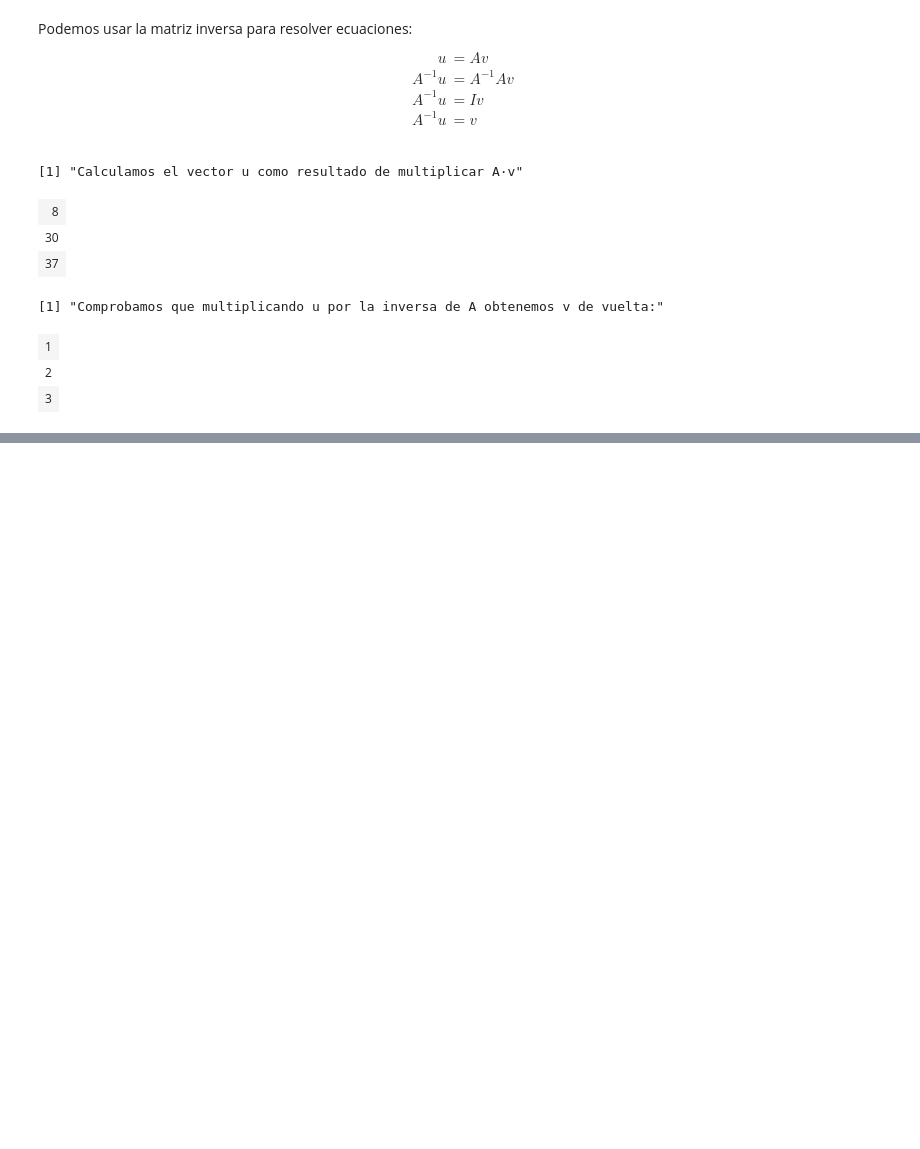
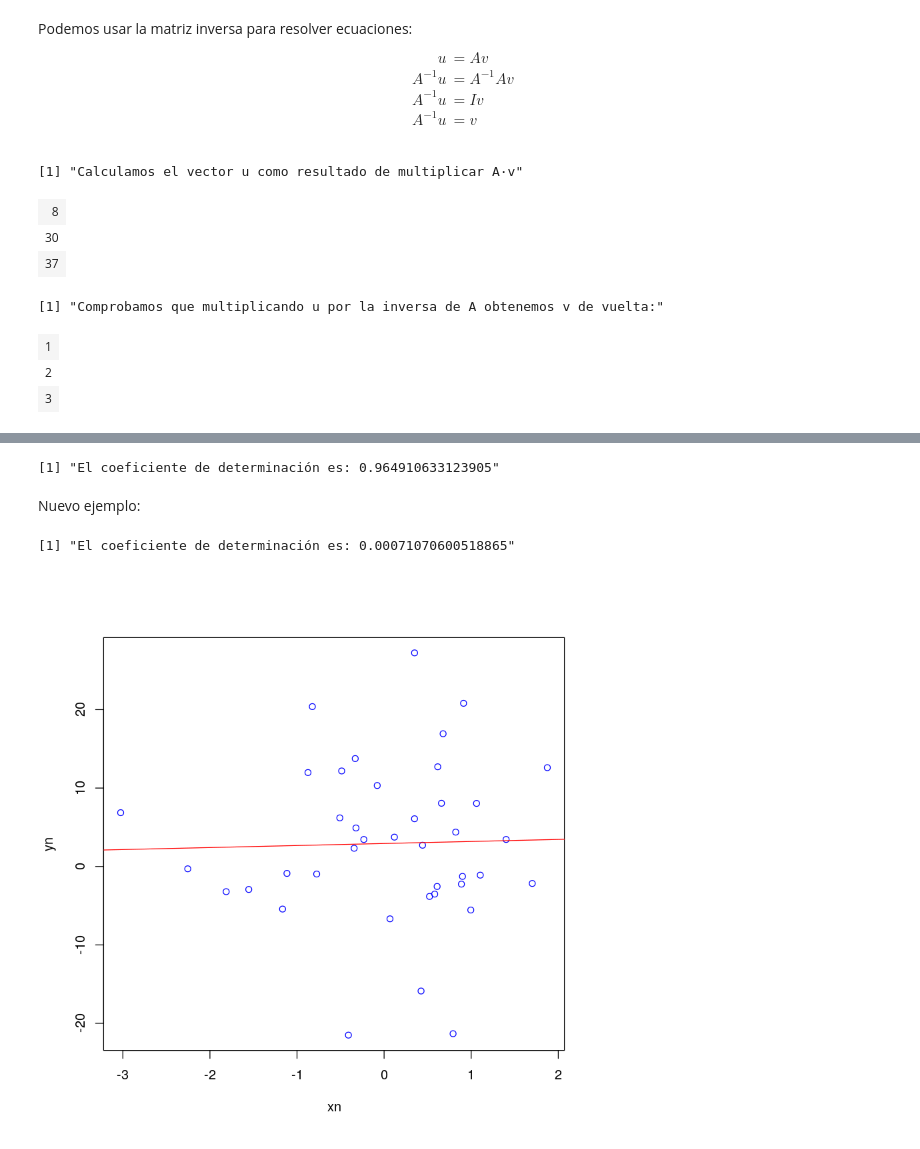
Before and after one commit to planga82/KeepCodingEstadisticaR, a Jupyter notebook: 5 - Relaciones entre variables.ipynb, the cells around one changed output, grey strips where cells are left out. Drawn from its saved outputs; the diff is of its cells as text; code cells hidden in the pictures; blank space fills up the shorter version.

```diff
--- a/5 - Relaciones entre variables.ipynb
+++ b/5 - Relaciones entre variables.ipynb
@@ -423,0 +480,20 @@ X^+Y=X^+X \beta
+# %%
+Rsq<-1-sum((est_Y-Y)^2)/sum((Y-mean(Y))^2)
+print(paste("El coeficiente de determinación es:",Rsq))
+# %% [output]
+[1] "El coeficiente de determinación es: 0.964910633123905"
+# %% [markdown]
+Nuevo ejemplo:
+# %%
+n<-40
+xn<-rnorm(n,sd=1)
+yn<-xn*2+rnorm(n,mean=2,sd=10)
+model<-lm(formula = yn ~ xn)
+
+
+plot(xn,yn,col="blue")
+abline(model$coefficients,col="red")
+print(paste("El coeficiente de determinación es:",summary(model)$r.squared ))
+# %% [output]
+[1] "El coeficiente de determinación es: 0.00071070600518865"
+[figure, added]
```
Also changed, not shown: parts of 37 cells of this notebook, 8 other files.
